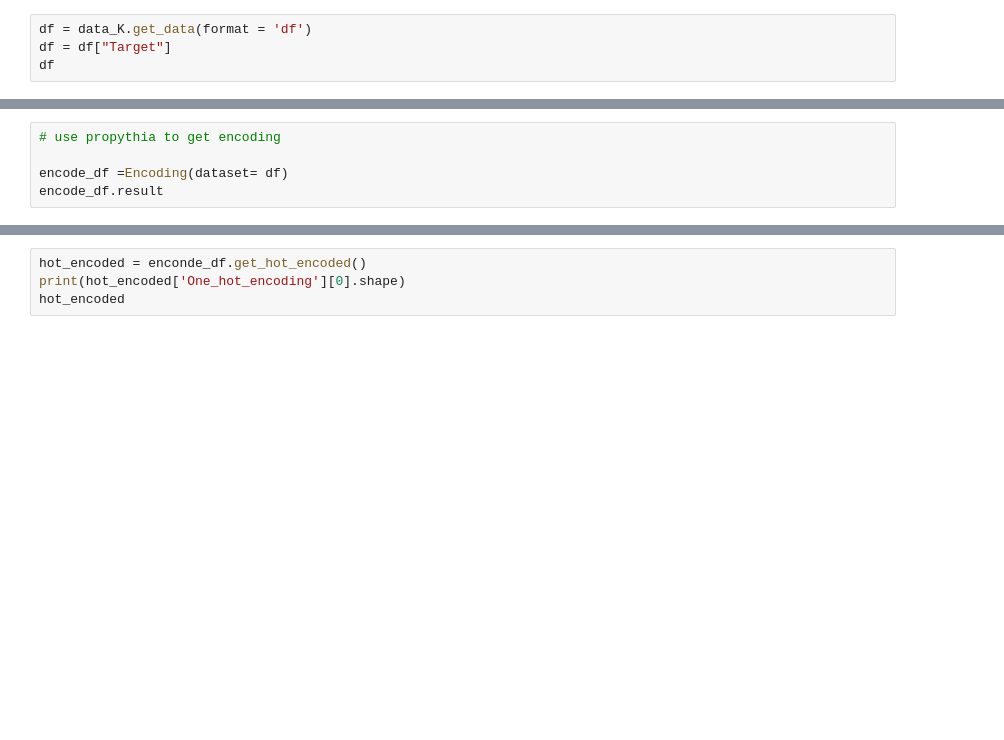
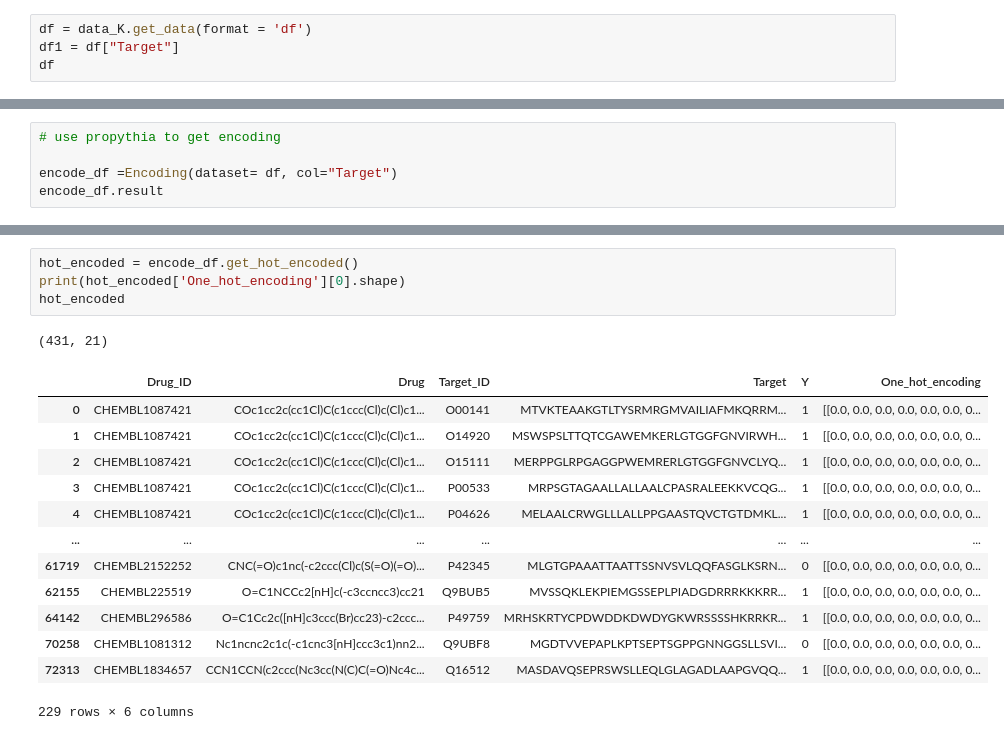
Before and after one commit to luisfsferreira/SI_Bioinformatica, a Jupyter notebook: treat_seqs.ipynb, the cells around one changed output, grey strips where cells are left out. Saved outputs shown, nothing was run; the diff lists cells and outputs as text; blank space fills up the shorter version.

Commit message:
testing encodings

```diff
--- a/treat_seqs.ipynb
+++ b/treat_seqs.ipynb
@@ -10,5 +14,5 @@ Done!
 # %%
 df = data_K.get_data(format = 'df')
-df = df["Target"]
+df1 = df["Target"]
 df
 # %% [output]
@@ -37,6 +34,6 @@ ModuleNotFoundError: No module named 'torch'
 # %%
 # use propythia to get encoding
 
-encode_df =Encoding(dataset= df)
+encode_df =Encoding(dataset= df, col="Target")
 encode_df.result
 # %% [output]
@@ -47,4 +53,19 @@ array=['MTVKTEAAKGTLTYSRMRGMVAILIAFMKQRRMGLNDFIQKIANNSYACKHPEVQSILKISQPQEPELMNAN
 # %%
-hot_encoded = enconde_df.get_hot_encoded()
+hot_encoded = encode_df.get_hot_encoded()
 print(hot_encoded['One_hot_encoding'][0].shape)
 hot_encoded
+# %% [output]
+(431, 21)
+|  | Drug_ID | Drug | Target_ID | Target | Y | One_hot_encoding |
+| 0 | CHEMBL1087421 | COc1cc2c(cc1Cl)C(c1ccc(Cl)c(Cl)c1... | O00141 | MTVKTEAAKGTLTYSRMRGMVAILIAFMKQRRM... | 1 | [[0.0, 0.0, 0.0, 0.0, 0.0, 0.0, 0... |
+| 1 | CHEMBL1087421 | COc1cc2c(cc1Cl)C(c1ccc(Cl)c(Cl)c1... | O14920 | MSWSPSLTTQTCGAWEMKERLGTGGFGNVIRWH... | 1 | [[0.0, 0.0, 0.0, 0.0, 0.0, 0.0, 0... |
+| 2 | CHEMBL1087421 | COc1cc2c(cc1Cl)C(c1ccc(Cl)c(Cl)c1... | O15111 | MERPPGLRPGAGGPWEMRERLGTGGFGNVCLYQ... | 1 | [[0.0, 0.0, 0.0, 0.0, 0.0, 0.0, 0... |
+| 3 | CHEMBL1087421 | COc1cc2c(cc1Cl)C(c1ccc(Cl)c(Cl)c1... | P00533 | MRPSGTAGAALLALLAALCPASRALEEKKVCQG... | 1 | [[0.0, 0.0, 0.0, 0.0, 0.0, 0.0, 0... |
+| 4 | CHEMBL1087421 | COc1cc2c(cc1Cl)C(c1ccc(Cl)c(Cl)c1... | P04626 | MELAALCRWGLLLALLPPGAASTQVCTGTDMKL... | 1 | [[0.0, 0.0, 0.0, 0.0, 0.0, 0.0, 0... |
+| ... | ... | ... | ... | ... | ... | ... |
+| 61719 | CHEMBL2152252 | CNC(=O)c1nc(-c2ccc(Cl)c(S(=O)(=O)... | P42345 | MLGTGPAAATTAATTSSNVSVLQQFASGLKSRN... | 0 | [[0.0, 0.0, 0.0, 0.0, 0.0, 0.0, 0... |
+| 62155 | CHEMBL225519 | O=C1NCCc2[nH]c(-c3ccncc3)cc21 | Q9BUB5 | MVSSQKLEKPIEMGSSEPLPIADGDRRRKKKRR... | 1 | [[0.0, 0.0, 0.0, 0.0, 0.0, 0.0, 0... |
+| 64142 | CHEMBL296586 | O=C1Cc2c([nH]c3ccc(Br)cc23)-c2ccc... | P49759 | MRHSKRTYCPDWDDKDWDYGKWRSSSSHKRRKR... | 1 | [[0.0, 0.0, 0.0, 0.0, 0.0, 0.0, 0... |
+| 70258 | CHEMBL1081312 | Nc1ncnc2c1c(-c1cnc3[nH]ccc3c1)nn2... | Q9UBF8 | MGDTVVEPAPLKPTSEPTSGPPGNNGGSLLSVI... | 0 | [[0.0, 0.0, 0.0, 0.0, 0.0, 0.0, 0... |
+| 72313 | CHEMBL1834657 | CCN1CCN(c2ccc(Nc3cc(N(C)C(=O)Nc4c... | Q16512 | MASDAVQSEPRSWSLLEQLGLAGADLAAPGVQQ... | 1 | [[0.0, 0.0, 0.0, 0.0, 0.0, 0.0, 0... |
+229 rows × 6 columns
```
Also changed, not shown: parts of 11 cells of this notebook, 1 other file.
